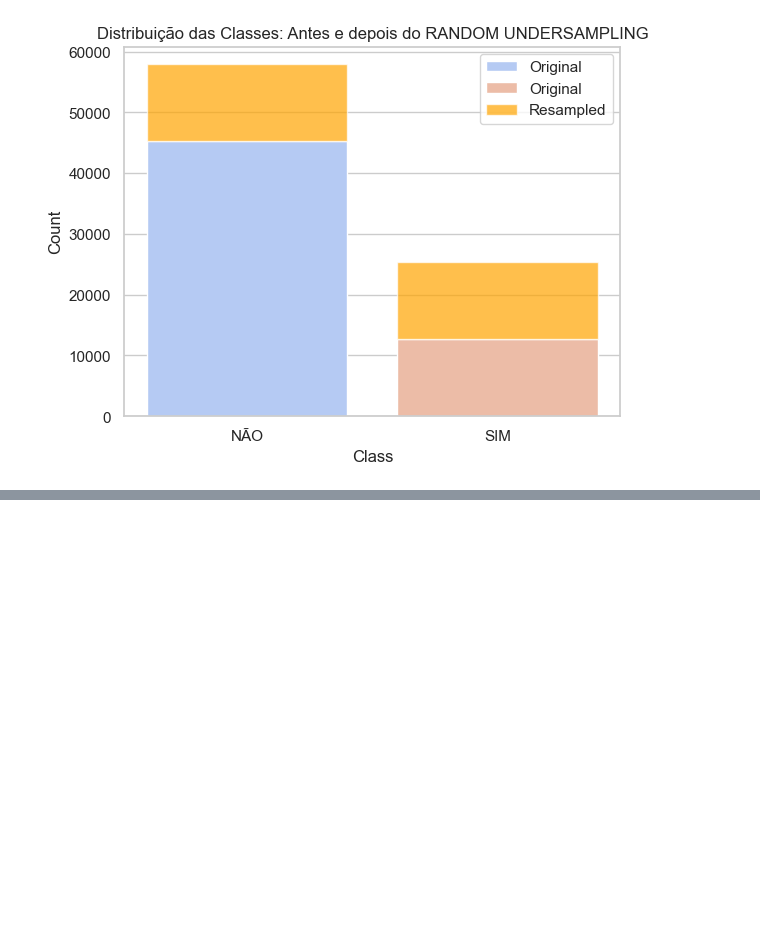
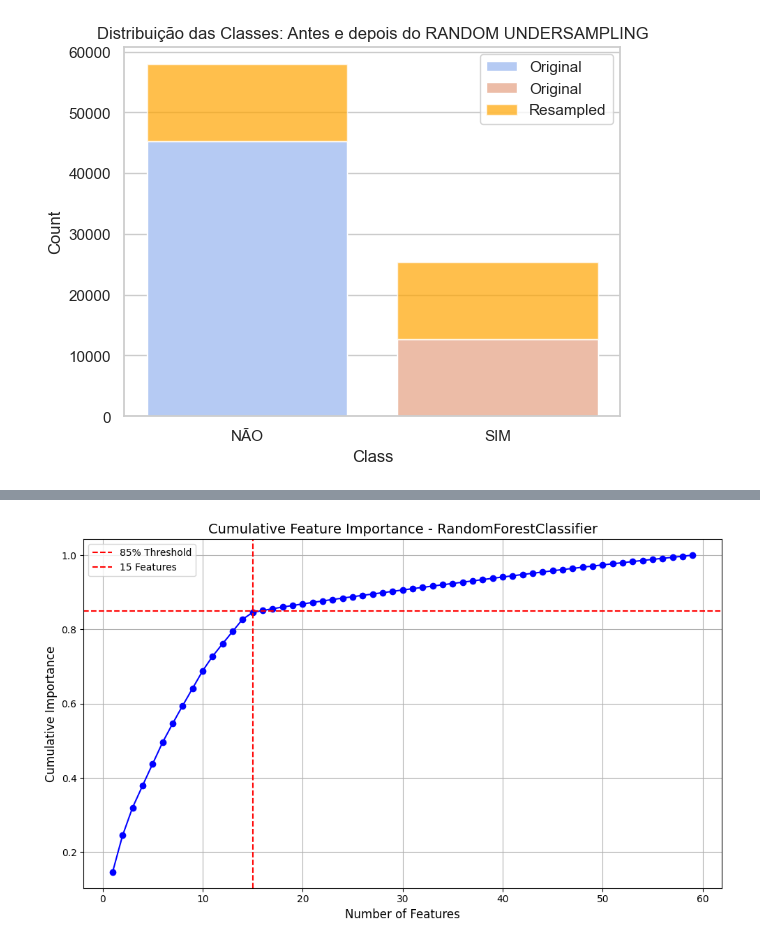
Before and after one commit to guilourenzo/master_degree_sin5007, a Jupyter notebook: CODE/FINAIS/2_PRE_PROCESSAMENTOS.ipynb, the cells around one changed output, grey strips where cells are left out. Saved outputs shown, nothing was run; the diff lists cells and outputs as text; code cells hidden in the pictures; blank space fills up the shorter version.

```diff
--- a/CODE/FINAIS/2_PRE_PROCESSAMENTOS.ipynb
+++ b/CODE/FINAIS/2_PRE_PROCESSAMENTOS.ipynb
@@ -355,0 +413,15 @@ plt.show()
+# %%
+# Criar o modelo RandomForestClassifier
+model = RandomForestClassifier(random_state=42)
+model.fit(X, y)
+
+# Obter importâncias das características
+importances = model.feature_importances_
+features = X.columns
+
+# Criar um DataFrame com as importâncias e os resultados
+importances_df = pd.DataFrame({'Feature': features, 'Importance': importances}).sort_values(by='Importance', ascending=False, ignore_index=True)
+
+# Exibir as características e suas importâncias
+print("Top 10 Feature Importances - RandomForestClassifier:")
+importances_df.loc[:14]
@@ -355,0 +446,23 @@ plt.show()
+# %%
+# Calculate cumulative sum of feature importances
+importances_df['Cumulative Importance'] = importances_df['Importance'].cumsum()
+importances_df['Feature Count'] = range(1, len(importances_df) + 1)
+
+# Plot cumulative importance vs. number of features
+plt.figure(figsize=(10, 6))
+plt.plot(importances_df['Feature Count'], importances_df['Cumulative Importance'], marker='o', linestyle='-', color='b')
+
+# Add horizontal line at 0.95 to show 95% cumulative importance
+plt.axhline(y=0.85, color='r', linestyle='--', label='85% Threshold')
+plt.axvline(x=15, color='r', linestyle='--', label='15 Features')
+
+# Add labels and title
+plt.title('Cumulative Feature Importance - RandomForestClassifier', fontsize=14)
+plt.xlabel('Number of Features', fontsize=12)
+plt.ylabel('Cumulative Importance', fontsize=12)
+plt.grid(True)
+plt.legend()
+plt.tight_layout()
+plt.show()
+# %% [output]
+[figure, added]
```
Also changed, not shown: parts of 19 cells of this notebook, 3 other files.
